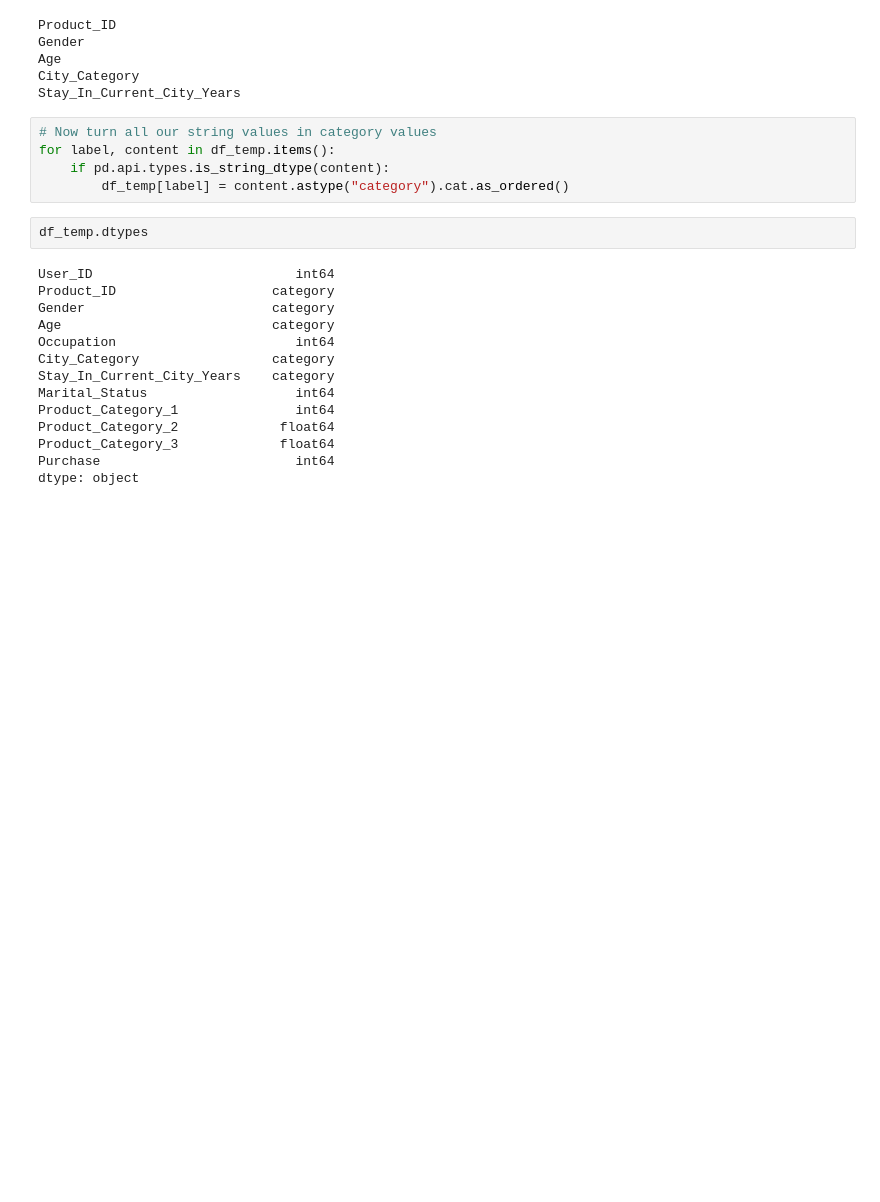
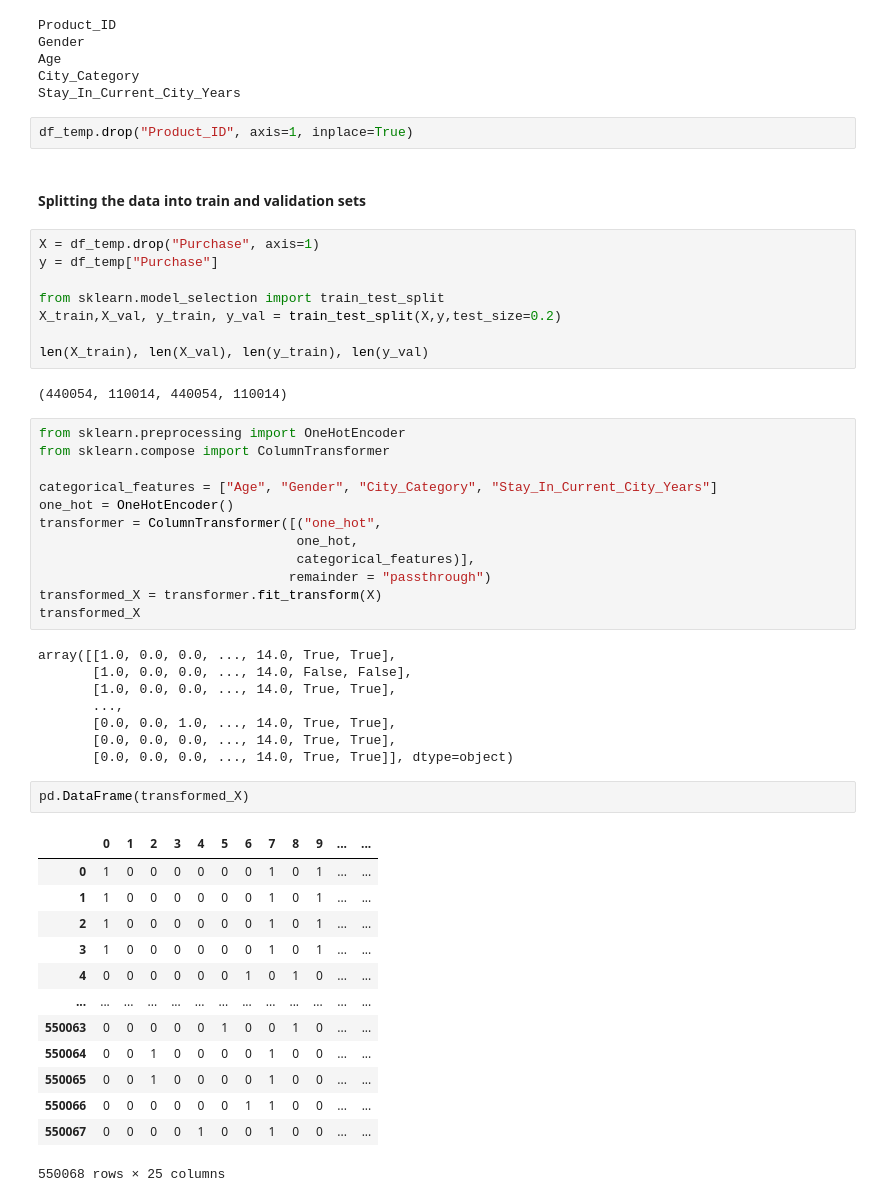
Before and after one commit to Mayank474/Black-Friday, a Jupyter notebook: Black-Friday-Sales-Prediction.ipynb, the cells around one changed output. Cells and saved outputs as stored; diff of their text form; blank space fills up the shorter version.

```diff
--- a/Black-Friday-Sales-Prediction.ipynb
+++ b/Black-Friday-Sales-Prediction.ipynb
@@ -150,24 +201,53 @@ Gender
 Age
 City_Category
 Stay_In_Current_City_Years
-# %%
-# Now turn all our string values in category values
-for label, content in df_temp.items():
-    if pd.api.types.is_string_dtype(content):
-        df_temp[label] = content.astype("category").cat.as_ordered()
-# %%
-df_temp.dtypes
-# %% [output]
-User_ID                          int64
-Product_ID                    category
-Gender                        category
-Age                           category
-Occupation                       int64
-City_Category                 category
-Stay_In_Current_City_Years    category
-Marital_Status                   int64
-Product_Category_1               int64
-Product_Category_2             float64
-Product_Category_3             float64
-Purchase                         int64
-dtype: object
+# %%
+df_temp.drop("Product_ID", axis=1, inplace=True)
+# %% [markdown]
+#### Splitting the data into train and validation sets
+# %%
+X = df_temp.drop("Purchase", axis=1)
+y = df_temp["Purchase"]
+
+from sklearn.model_selection import train_test_split
+X_train,X_val, y_train, y_val = train_test_split(X,y,test_size=0.2)
+
+len(X_train), len(X_val), len(y_train), len(y_val)
+# %% [output]
+(440054, 110014, 440054, 110014)
+# %%
+from sklearn.preprocessing import OneHotEncoder
+from sklearn.compose import ColumnTransformer
+
+categorical_features = ["Age", "Gender", "City_Category", "Stay_In_Current_City_Years"]
+one_hot = OneHotEncoder()
+transformer = ColumnTransformer([("one_hot",
+                                 one_hot,
+                                 categorical_features)],
+                                remainder = "passthrough")
+transformed_X = transformer.fit_transform(X)
+transformed_X
+# %% [output]
+array([[1.0, 0.0, 0.0, ..., 14.0, True, True],
+       [1.0, 0.0, 0.0, ..., 14.0, False, False],
+       [1.0, 0.0, 0.0, ..., 14.0, True, True],
+       ...,
+       [0.0, 0.0, 1.0, ..., 14.0, True, True],
+       [0.0, 0.0, 0.0, ..., 14.0, True, True],
+       [0.0, 0.0, 0.0, ..., 14.0, True, True]], dtype=object)
+# %%
+pd.DataFrame(transformed_X)
+# %% [output]
+|  | 0 | 1 | 2 | 3 | 4 | 5 | 6 | 7 | 8 | 9 | ... | ... |
+| 0 | 1 | 0 | 0 | 0 | 0 | 0 | 0 | 1 | 0 | 1 | ... | ... |
+| 1 | 1 | 0 | 0 | 0 | 0 | 0 | 0 | 1 | 0 | 1 | ... | ... |
+| 2 | 1 | 0 | 0 | 0 | 0 | 0 | 0 | 1 | 0 | 1 | ... | ... |
+| 3 | 1 | 0 | 0 | 0 | 0 | 0 | 0 | 1 | 0 | 1 | ... | ... |
+| 4 | 0 | 0 | 0 | 0 | 0 | 0 | 1 | 0 | 1 | 0 | ... | ... |
+| ... | ... | ... | ... | ... | ... | ... | ... | ... | ... | ... | ... | ... |
+| 550063 | 0 | 0 | 0 | 0 | 0 | 1 | 0 | 0 | 1 | 0 | ... | ... |
+| 550064 | 0 | 0 | 1 | 0 | 0 | 0 | 0 | 1 | 0 | 0 | ... | ... |
+| 550065 | 0 | 0 | 1 | 0 | 0 | 0 | 0 | 1 | 0 | 0 | ... | ... |
+| 550066 | 0 | 0 | 0 | 0 | 0 | 0 | 1 | 1 | 0 | 0 | ... | ... |
+| 550067 | 0 | 0 | 0 | 0 | 1 | 0 | 0 | 1 | 0 | 0 | ... | ... |
+550068 rows × 25 columns
```
Also changed, not shown: parts of 17 cells of this notebook.
